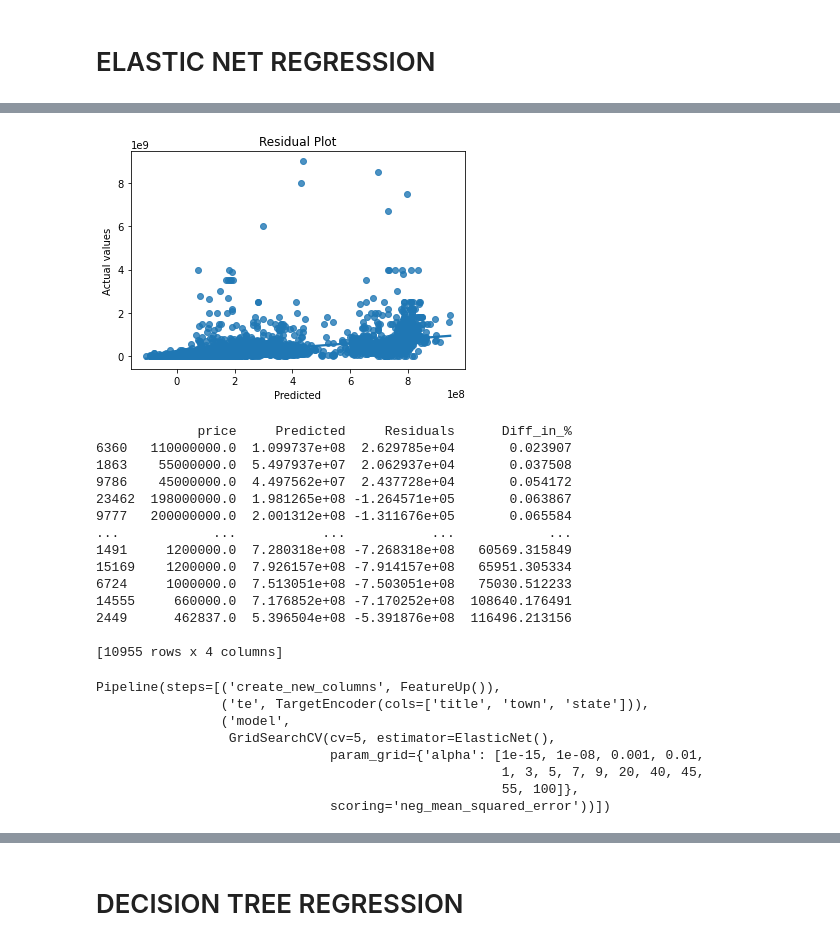
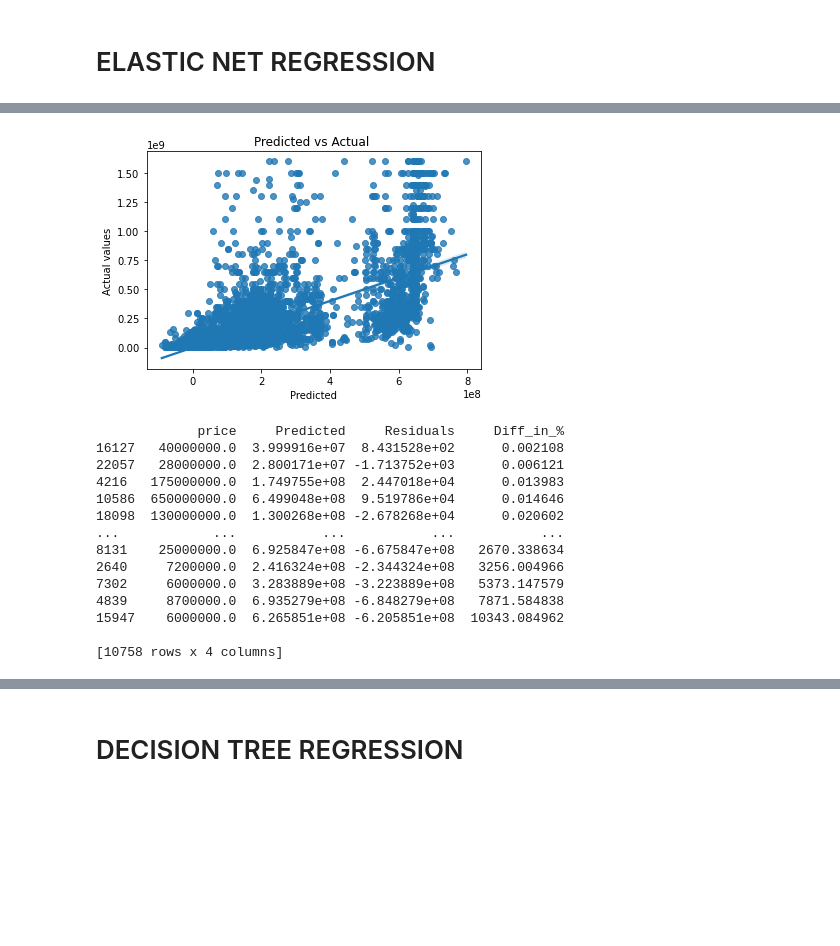
Before and after one commit to NeonStone7/Nigerian_house_price_prediction, a Jupyter notebook: Project_Nigerian_House_Price_Prediction.ipynb, the cells around one changed output, grey strips where cells are left out. Saved outputs shown, nothing was run; the diff lists cells and outputs as text; code cells hidden in the pictures; blank space fills up the shorter version.

```diff
--- a/Project_Nigerian_House_Price_Prediction.ipynb
+++ b/Project_Nigerian_House_Price_Prediction.ipynb
@@ -1671,3 +1729,16 @@ Baseline MAE: 0.916056808472975
+# %%
+#adding a new column
+xtrain_3['total_rooms'] = xtrain_3['bedrooms'] + xtrain_3['bathrooms'] + xtrain_3['toilets']
+
+
+## Adding a step to replace high cardinality variables with 'others' in the pipeline
+
+for i in xtrain_3.select_dtypes('O').columns:
+    value_counts = xtrain_3[i].value_counts()
+    to_replace = value_counts[value_counts <= 30].index
+    xtrain_3[i].replace(to_replace, 'Others', inplace=True)
+
+xtrain_3=pd.get_dummies(xtrain_3)
 # %% [markdown]
 ### MODEL BUILDING 3
 # %%
@@ -2106,0 +2091,5 @@ Pipeline(steps=[('create_new_columns', FeatureUp()),
+# %%
+adaboost_3=AdaBoostRegressor()
+
+
+model,metrics_table_3f = regression_model_3(adaboost_3)
@@ -2179,7 +2210,7 @@ def regression_model_4(model):
 
 
     sns.regplot(x=train_pred,y=ytrain_4)
-    plt.title('Residual Plot')
+    plt.title('Predicted vs Actual ')
     plt.xlabel('Predicted')
     plt.ylabel('Actual values')
     plt.show();
@@ -2200,8 +2231,13 @@ def regression_model_4(model):
     pd.options.display.max_rows=1000
     stat= stat.sort_values(by='Diff_in_%')
     print(stat)
+    metrics_table_4 = pd.DataFrame({'Mean_absolute_error':mae,
+                                    'Mean_squared_error':mse,
+                                    'Root_mean_squared_error':root_mean_squared_error,
+                                    'R2_score':r2score},index=[model])
 
-    return model
+
+    return model,metrics_table_4
 
 def regression_weights(model):
     model.fit(xtrain_4,ytrain_4)
@@ -2353,19 +2372,10 @@ enet_regressor= ElasticNet()
 
 parameters={'alpha':[1e-15,1e-8,1e-3,1e-2,1,3,5,7,9,20,40,45,55,100]}
 
-enet_regressor_4=GridSearchCV(enet_regressor,parameters,scoring='neg_mean_squared_error',cv=5)
+enet_regressor_4=RandomizedSearchCV(enet_regressor,param_distributions=parameters,n_iter=5,scoring='neg_mean_squared_error',n_jobs=-1,verbose=3)
 
 
-# Create the full pipeline
-enet_pipeline_4 = Pipeline(steps=[
-    ('create_new_columns', FeatureUp()),
-    #('preprocessor', preprocessor),
-    ('te',TargetEncoder()),
-    #('log_transformer', LogTransformer()),
-
-    ('model', enet_regressor_4),
-])
 
 # Fit the model
-regression_model_4(enet_pipeline_4)
+model,metrics_table_4b =regression_model_4(enet_regressor_4)
 # %% [output]
@@ -2379,27 +2390,19 @@ Train_Normalised_rmse --- 0.0328702784914456
 [interactive output not drawn]
 [interactive output not drawn]
 [interactive output not drawn]
 [interactive output not drawn]
-[figure, old version]
+[figure, new version]
-             price     Predicted     Residuals      Diff_in_%
-6360   110000000.0  1.099737e+08  2.629785e+04       0.023907
-1863    55000000.0  5.497937e+07  2.062937e+04       0.037508
-9786    45000000.0  4.497562e+07  2.437728e+04       0.054172
-23462  198000000.0  1.981265e+08 -1.264571e+05       0.063867
-9777   200000000.0  2.001312e+08 -1.311676e+05       0.065584
-...            ...           ...           ...            ...
-1491     1200000.0  7.280318e+08 -7.268318e+08   60569.315849
-15169    1200000.0  7.926157e+08 -7.914157e+08   65951.305334
-6724     1000000.0  7.513051e+08 -7.503051e+08   75030.512233
-14555     660000.0  7.176852e+08 -7.170252e+08  108640.176491
-2449      462837.0  5.396504e+08 -5.391876e+08  116496.213156
+             price     Predicted     Residuals     Diff_in_%
+16127   40000000.0  3.999916e+07  8.431528e+02      0.002108
+22057   28000000.0  2.800171e+07 -1.713752e+03      0.006121
+4216   175000000.0  1.749755e+08  2.447018e+04      0.013983
+10586  650000000.0  6.499048e+08  9.519786e+04      0.014646
+18098  130000000.0  1.300268e+08 -2.678268e+04      0.020602
+...            ...           ...           ...           ...
+8131    25000000.0  6.925847e+08 -6.675847e+08   2670.338634
+2640     7200000.0  2.416324e+08 -2.344324e+08   3256.004966
+7302     6000000.0  3.283889e+08 -3.223889e+08   5373.147579
+4839     8700000.0  6.935279e+08 -6.848279e+08   7871.584838
+15947    6000000.0  6.265851e+08 -6.205851e+08  10343.084962
 
-[10955 rows x 4 columns]
+[10758 rows x 4 columns]
-Pipeline(steps=[('create_new_columns', FeatureUp()),
-                ('te', TargetEncoder(cols=['title', 'town', 'state'])),
-                ('model',
-                 GridSearchCV(cv=5, estimator=ElasticNet(),
-                              param_grid={'alpha': [1e-15, 1e-08, 0.001, 0.01,
-                                                    1, 3, 5, 7, 9, 20, 40, 45,
-                                                    55, 100]},
-                              scoring='neg_mean_squared_error'))])
```
Also changed, not shown: parts of 161 cells of this notebook.
